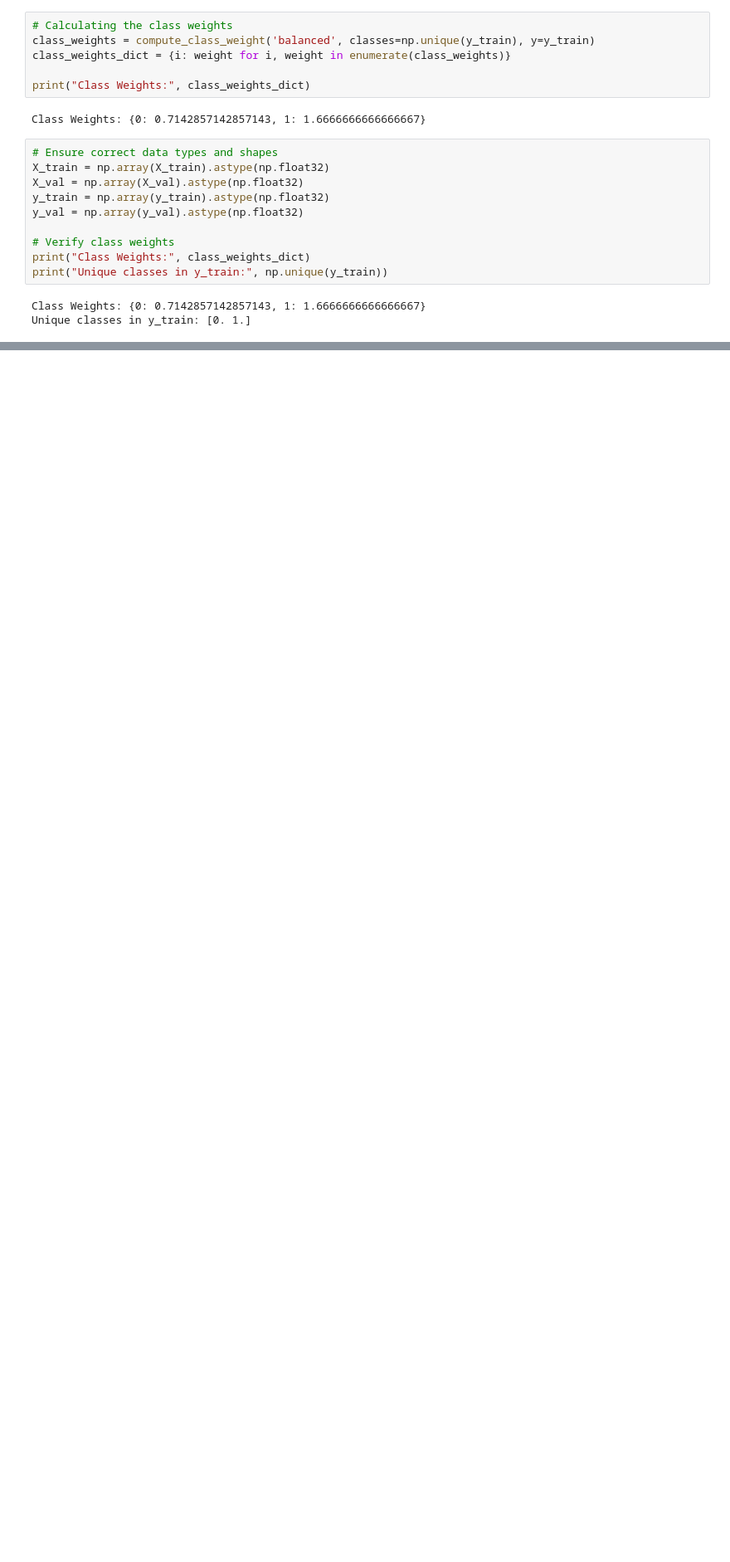
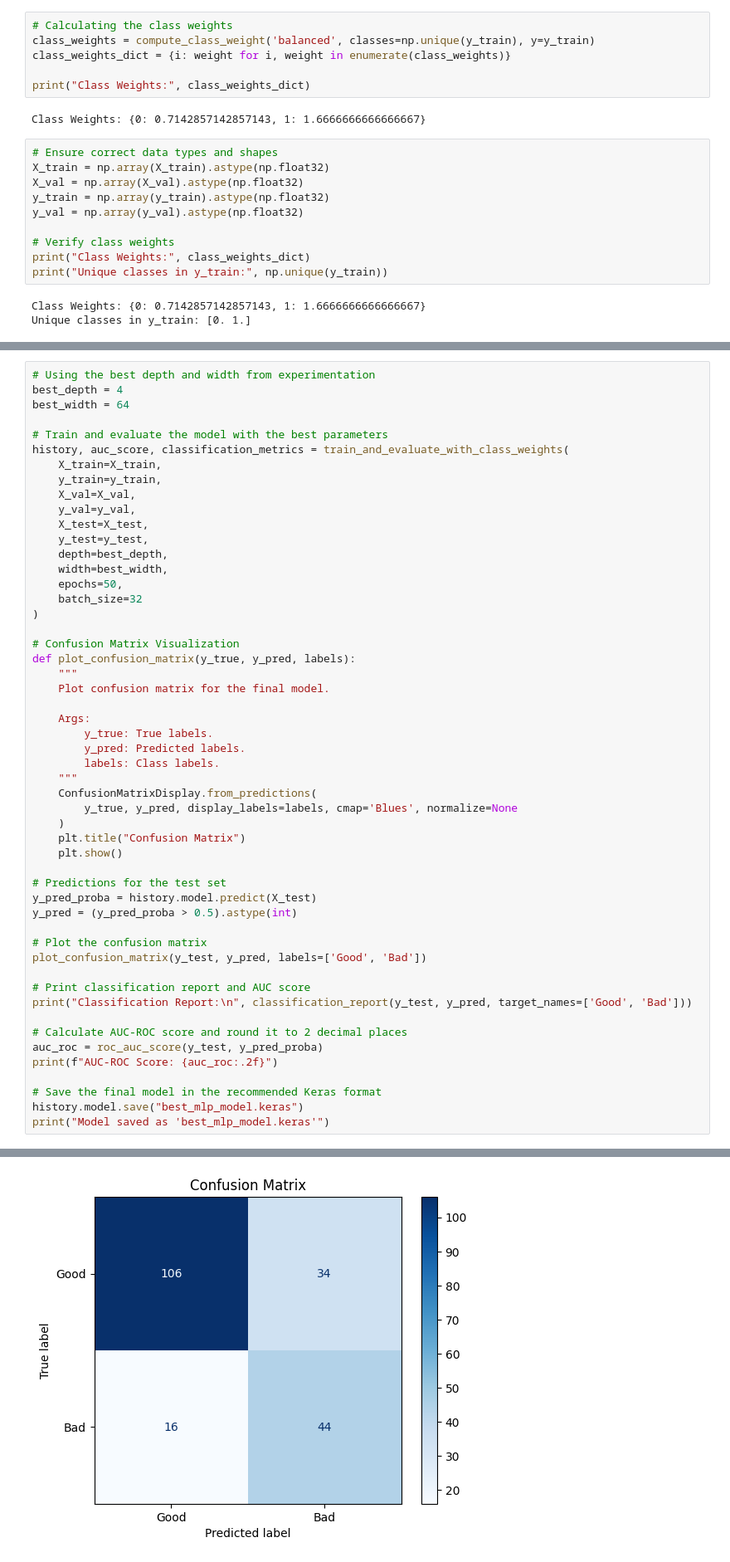
Before and after one commit to Cynthiaudoye/CreditRisk_NN, a Jupyter notebook: CreditRisk_NN.ipynb, the cells around one changed output, grey strips where cells are left out. Shown at 83% size. Drawn from its saved outputs; the diff is of its cells as text; blank space fills up the shorter version.

```diff
--- a/CreditRisk_NN.ipynb
+++ b/CreditRisk_NN.ipynb
@@ -396,0 +444,53 @@ plt.show()
+# %%
+# Using the best depth and width from experimentation
+best_depth = 4
+best_width = 64
+
+# Train and evaluate the model with the best parameters
+history, auc_score, classification_metrics = train_and_evaluate_with_class_weights(
+    X_train=X_train,
+    y_train=y_train,
+    X_val=X_val,
+    y_val=y_val,
+    X_test=X_test,
+    y_test=y_test,
+    depth=best_depth,
+    width=best_width,
+    epochs=50,
+    batch_size=32
+)
+
+# Confusion Matrix Visualization
+def plot_confusion_matrix(y_true, y_pred, labels):
+    """
+    Plot confusion matrix for the final model.
+
+    Args:
+        y_true: True labels.
+        y_pred: Predicted labels.
+        labels: Class labels.
+    """
+    ConfusionMatrixDisplay.from_predictions(
+        y_true, y_pred, display_labels=labels, cmap='Blues', normalize=None
+    )
+    plt.title("Confusion Matrix")
+    plt.show()
+
+# Predictions for the test set
+y_pred_proba = history.model.predict(X_test)
+y_pred = (y_pred_proba > 0.5).astype(int)
+
+# Plot the confusion matrix
+plot_confusion_matrix(y_test, y_pred, labels=['Good', 'Bad'])
+
+# Print classification report and AUC score
+print("Classification Report:\n", classification_report(y_test, y_pred, target_names=['Good', 'Bad']))
+
+# Calculate AUC-ROC score and round it to 2 decimal places
+auc_roc = roc_auc_score(y_test, y_pred_proba)
+print(f"AUC-ROC Score: {auc_roc:.2f}")
+
+# Save the final model in the recommended Keras format
+history.model.save("best_mlp_model.keras")
+print("Model saved as 'best_mlp_model.keras'")
+# %% [output]
@@ -396,0 +514 @@ plt.show()
+[figure, added]
```
Also changed, not shown: parts of 31 cells of this notebook.
